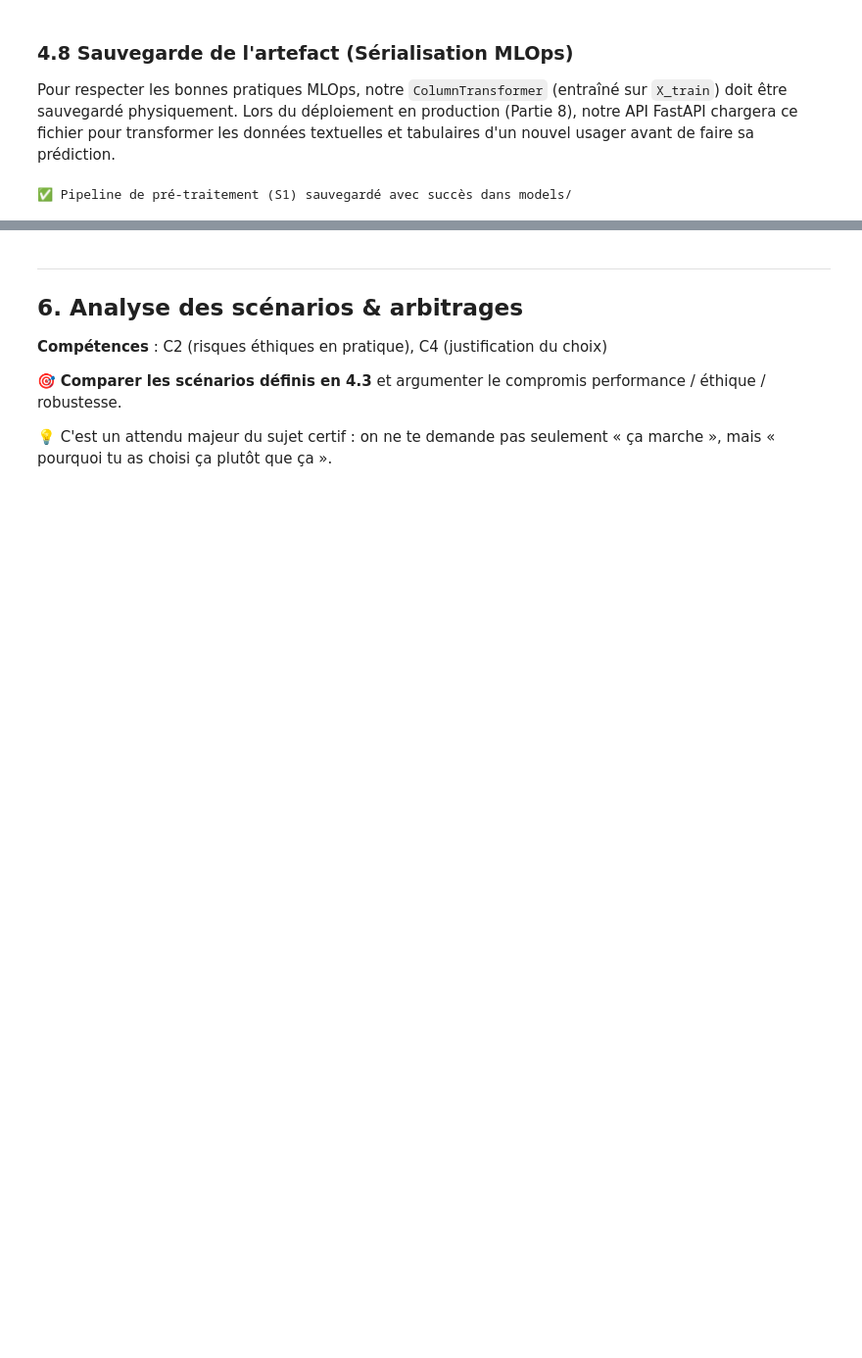
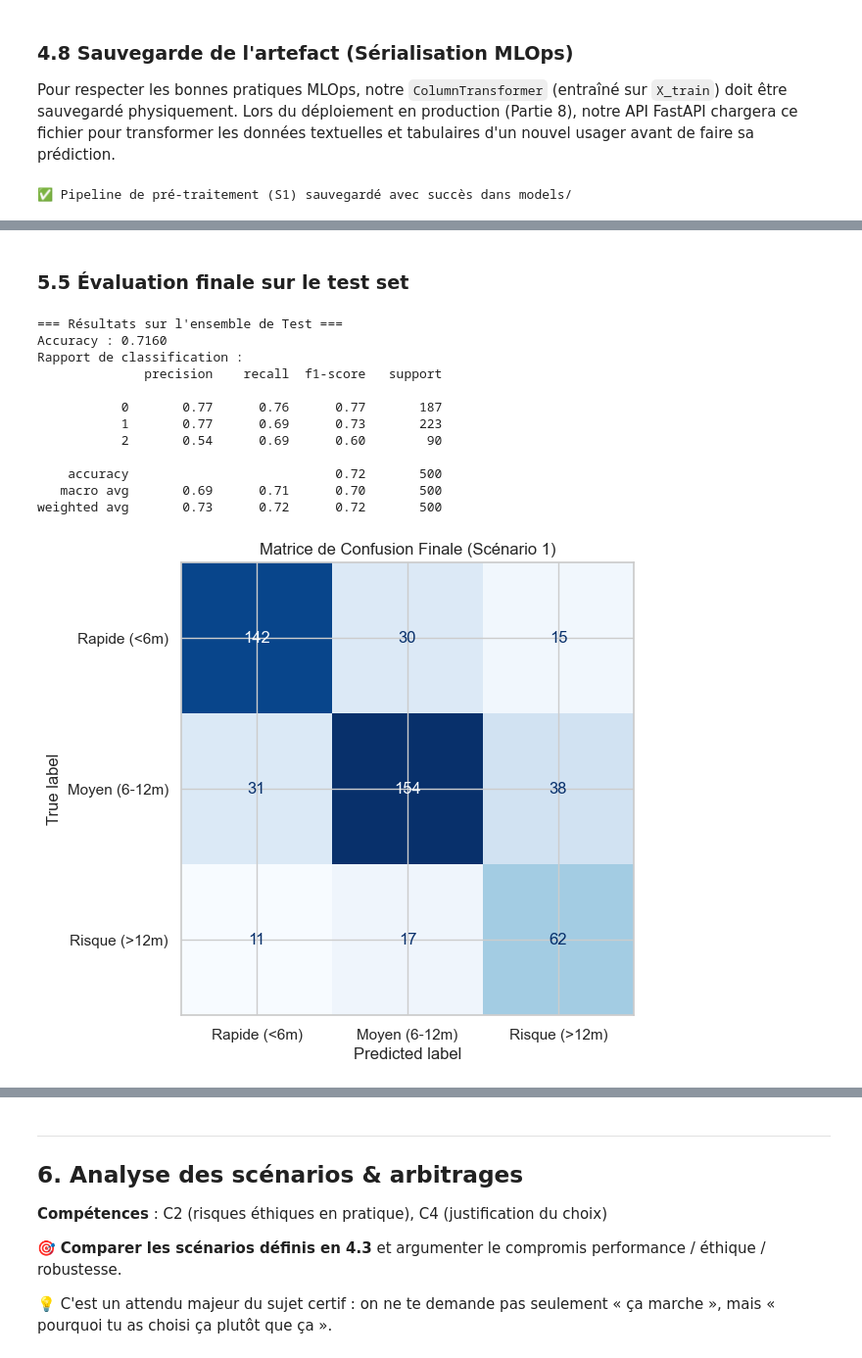
Before and after one commit to FranckBeugnet/certification_upskilling_ia, a Jupyter notebook: cas-usage.ipynb, the cells around one changed output, grey strips where cells are left out. Shown at 98% size. Drawn from its saved outputs; the diff is of its cells as text; code cells hidden in the pictures; blank space fills up the shorter version.

Commit message:
feat(modélisation): Duel LightGBM vs RandomForest, matrice de confusion et journal de bord

```diff
--- a/cas-usage.ipynb
+++ b/cas-usage.ipynb
@@ -606,9 +609,9 @@ df = df.drop(columns=["code_insee_commune", "code_rome_vise", "usager_id"])
 df.head()
 
 # Optimisation mémoire (Casting des types Pandas pour économiser la RAM)
-df['est_allocataire'] = df['est_allocataire'].astype('Int8')
-df['nationalite_hors_ue'] = df['nationalite_hors_ue'].astype('Int8')
-df['age'] = df['age'].astype('Float32')
+df['est_allocataire'] = df['est_allocataire'].astype('float32')
+df['nationalite_hors_ue'] = df['nationalite_hors_ue'].astype('float32')
+df['age'] = df['age'].astype('float32')
 # %% [markdown]
 ### 4.2 Train/test split stratifié
 
@@ -893,3 +998,41 @@ Cette étape de préparation s'est avérée critique pour la fiabilité et l'ét
+# %% [markdown]
+### 5.5 Évaluation finale sur le test set
 # %%
-# 5.6 Évaluation finale sur le test set (une seule fois, à la fin)
+
+from sklearn.metrics import classification_report, accuracy_score, ConfusionMatrixDisplay
+import matplotlib.pyplot as plt
+
+y_pred = final_model.predict(X_test)
+
+print("=== Résultats sur l'ensemble de Test ===")
+print(f"Accuracy : {accuracy_score(y_test, y_pred):.4f}")
+print("Rapport de classification :")
+print(classification_report(y_test, y_pred))
+
+# Affichage de la matrice de confusion
+fig, ax = plt.subplots(figsize=(6, 6))
+ConfusionMatrixDisplay.from_predictions(
+    y_test,
+    y_pred,
+    display_labels=["Rapide (<6m)", "Moyen (6-12m)", "Risque (>12m)"],
+    cmap="Blues",
+    ax=ax,
+    colorbar=False
+)
+plt.title("Matrice de Confusion Finale (Scénario 1)")
+plt.show()
+# %% [output]
+=== Résultats sur l'ensemble de Test ===
+Accuracy : 0.7160
+Rapport de classification :
+              precision    recall  f1-score   support
+
+           0       0.77      0.76      0.77       187
+           1       0.77      0.69      0.73       223
+           2       0.54      0.69      0.60        90
+
+    accuracy                           0.72       500
+   macro avg       0.69      0.71      0.70       500
+weighted avg       0.73      0.72      0.72       500
+[figure, added]
 # %% [markdown]
```
Also changed, not shown: parts of 18 cells of this notebook, 4 other files.
